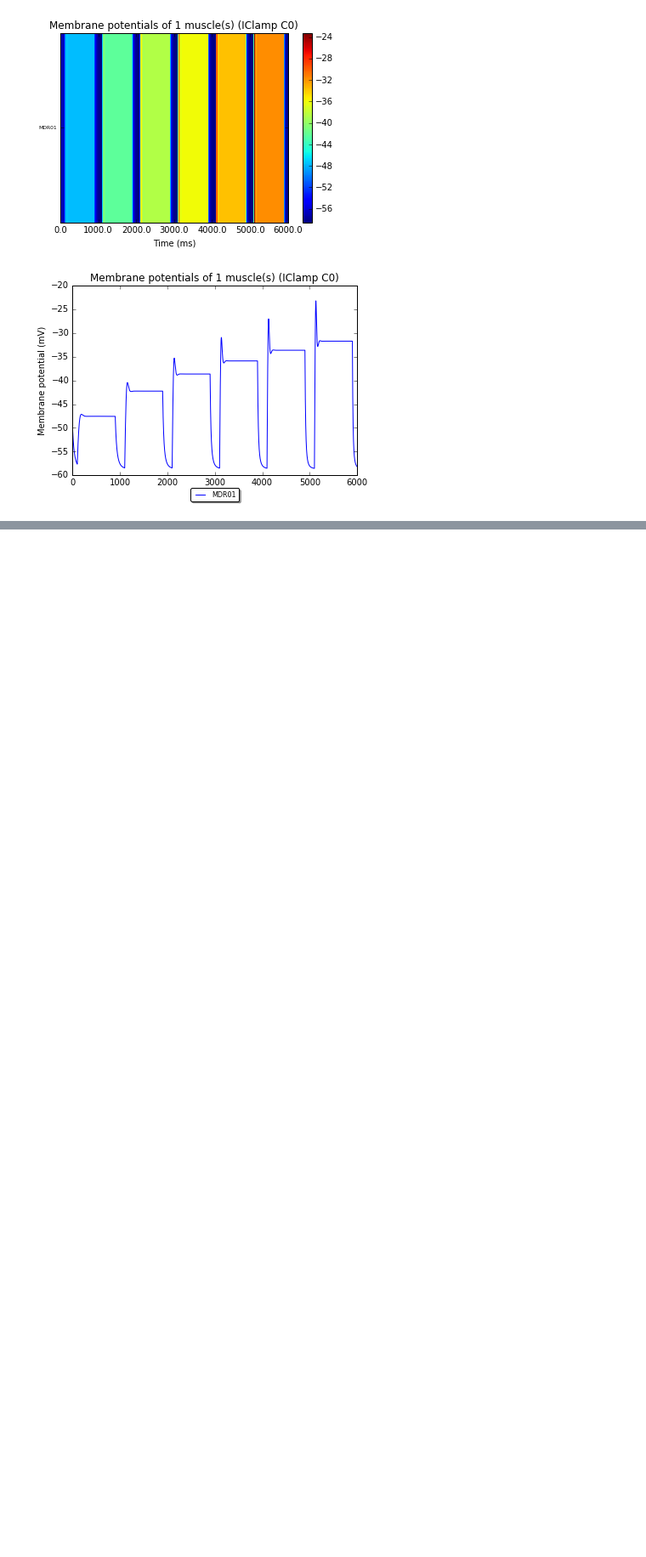
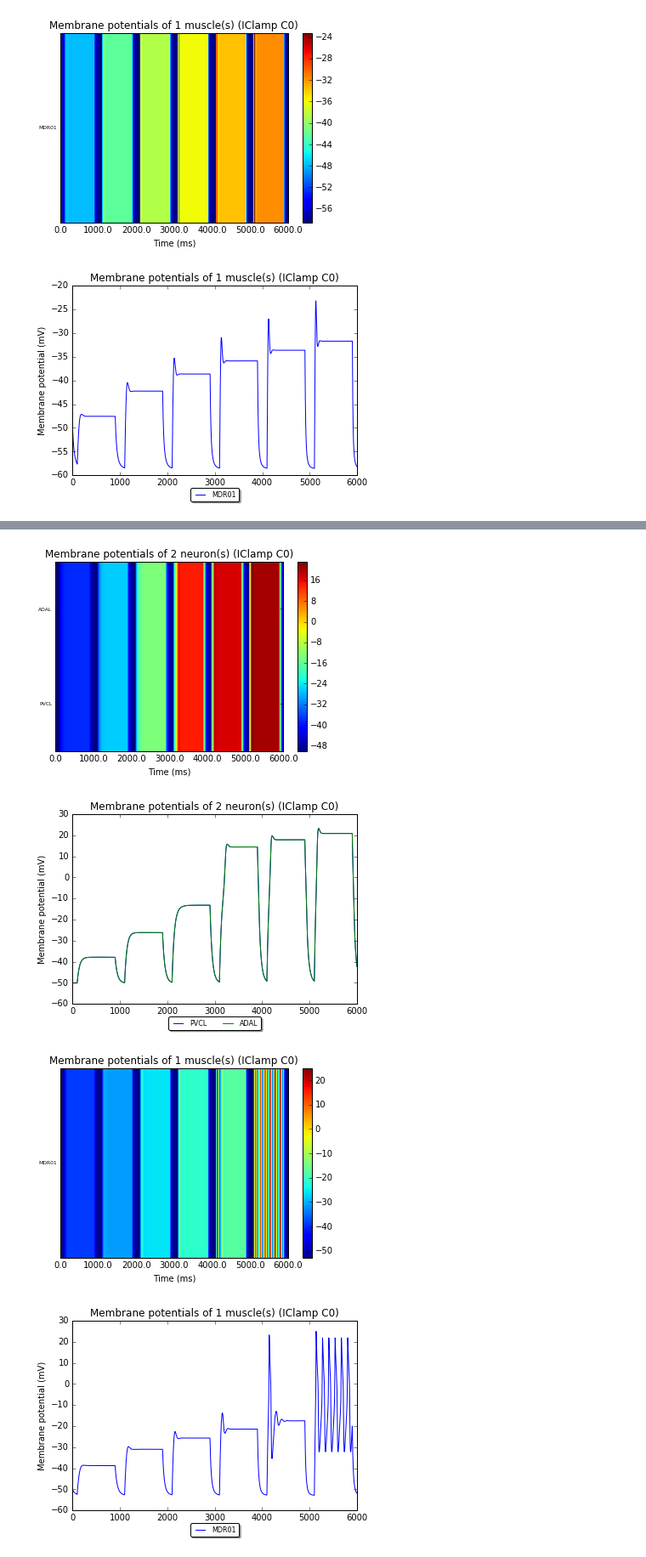
Before and after one commit to openworm/CElegansNeuroML, a Jupyter notebook: CElegans/pythonScripts/c302/notebooks/TestParamsC0.ipynb, the cells around one changed output, grey strips where cells are left out. Shown: that part at 85% size. Cells and saved outputs as stored; diff of their text form; code cells hidden in the pictures; blank space fills up the shorter version.

```diff
--- a/CElegans/pythonScripts/c302/notebooks/TestParamsC0.ipynb
+++ b/CElegans/pythonScripts/c302/notebooks/TestParamsC0.ipynb
@@ -32,0 +59,7 @@ c302      >>>  Generating plots for: Membrane potentials of 1 muscle(s) (IClamp
+# %%
+param_overrides = {"muscle_k_slow_cond_density": ".4 mS_per_cm2",
+                   "muscle_ca_simple_cond_density": ".3 mS_per_cm2",
+                   "muscle_leak_cond_density": "0.01 mS_per_cm2"}
+
+run_c302('IClamp','C0','',1000,0.05,'jNeuroML',verbose=False,plot_ca=False,param_overrides=param_overrides)
+# %% [output]
@@ -32,0 +83,4 @@ c302      >>>  Generating plots for: Membrane potentials of 1 muscle(s) (IClamp
+[figure, added]
+[figure, added]
+[figure, added]
+[figure, added]
```
Also changed, not shown: parts of 6 cells of this notebook, 21 other files.
